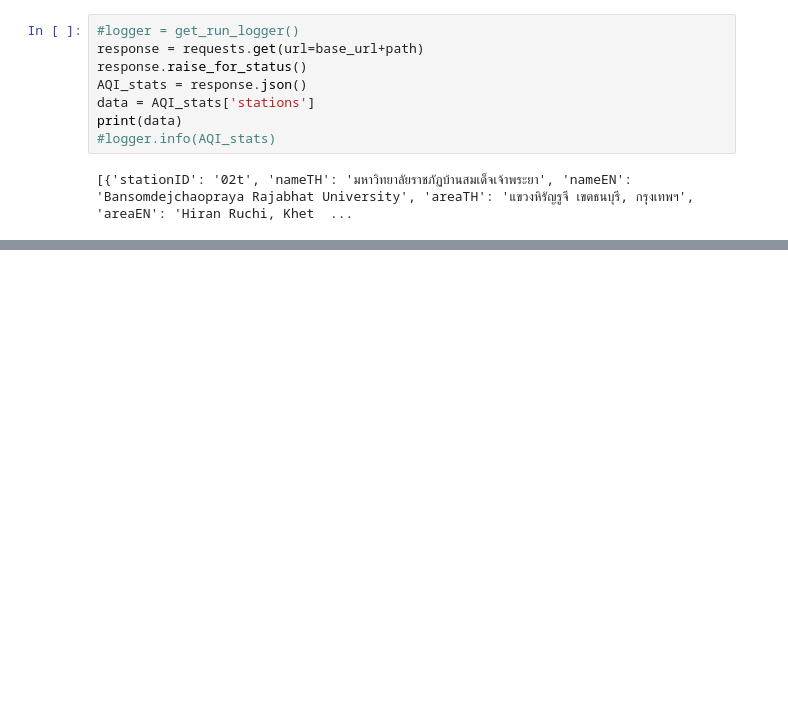
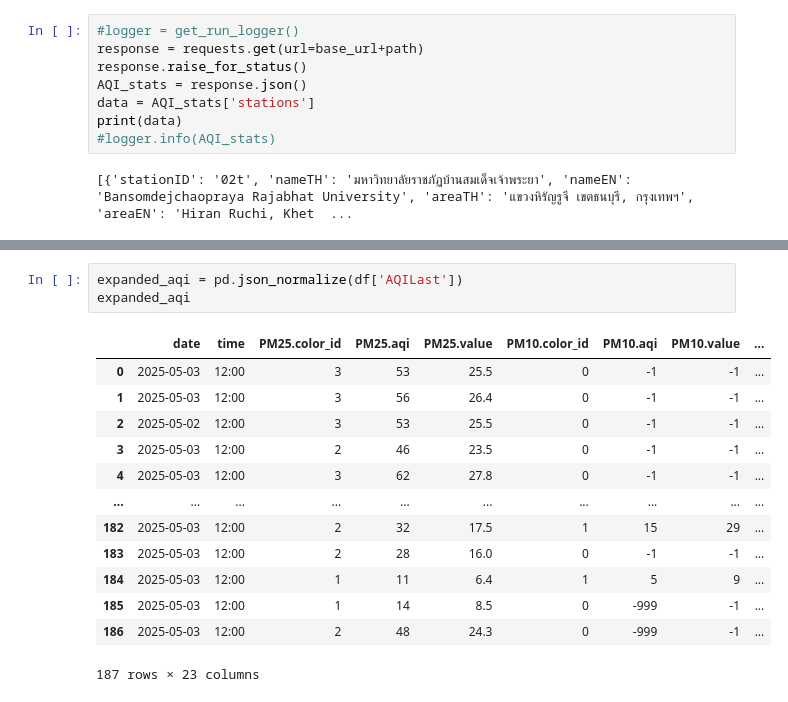
Before and after one commit to KorNxHaidar/dsi321_2025, a Jupyter notebook: src/test.ipynb, the cells around one changed output, grey strips where cells are left out. Drawn from its saved outputs; the diff is of its cells as text; blank space fills up the shorter version.

```diff
--- a/src/test.ipynb
+++ b/src/test.ipynb
@@ -17,0 +48,17 @@ print(data)
+# %%
+expanded_aqi = pd.json_normalize(df['AQILast'])
+expanded_aqi
+# %% [output]
+|  | date | time | PM25.color_id | PM25.aqi | PM25.value | PM10.color_id | PM10.aqi | PM10.value | ... |
+| 0 | 2025-05-03 | 12:00 | 3 | 53 | 25.5 | 0 | -1 | -1 | ... |
+| 1 | 2025-05-03 | 12:00 | 3 | 56 | 26.4 | 0 | -1 | -1 | ... |
+| 2 | 2025-05-02 | 12:00 | 3 | 53 | 25.5 | 0 | -1 | -1 | ... |
+| 3 | 2025-05-03 | 12:00 | 2 | 46 | 23.5 | 0 | -1 | -1 | ... |
+| 4 | 2025-05-03 | 12:00 | 3 | 62 | 27.8 | 0 | -1 | -1 | ... |
+| ... | ... | ... | ... | ... | ... | ... | ... | ... | ... |
+| 182 | 2025-05-03 | 12:00 | 2 | 32 | 17.5 | 1 | 15 | 29 | ... |
+| 183 | 2025-05-03 | 12:00 | 2 | 28 | 16.0 | 0 | -1 | -1 | ... |
+| 184 | 2025-05-03 | 12:00 | 1 | 11 | 6.4 | 1 | 5 | 9 | ... |
+| 185 | 2025-05-03 | 12:00 | 1 | 14 | 8.5 | 0 | -999 | -1 | ... |
+| 186 | 2025-05-03 | 12:00 | 2 | 48 | 24.3 | 0 | -999 | -1 | ... |
+187 rows × 23 columns
```
Also changed, not shown: parts of 6 cells of this notebook, 1 other file.
